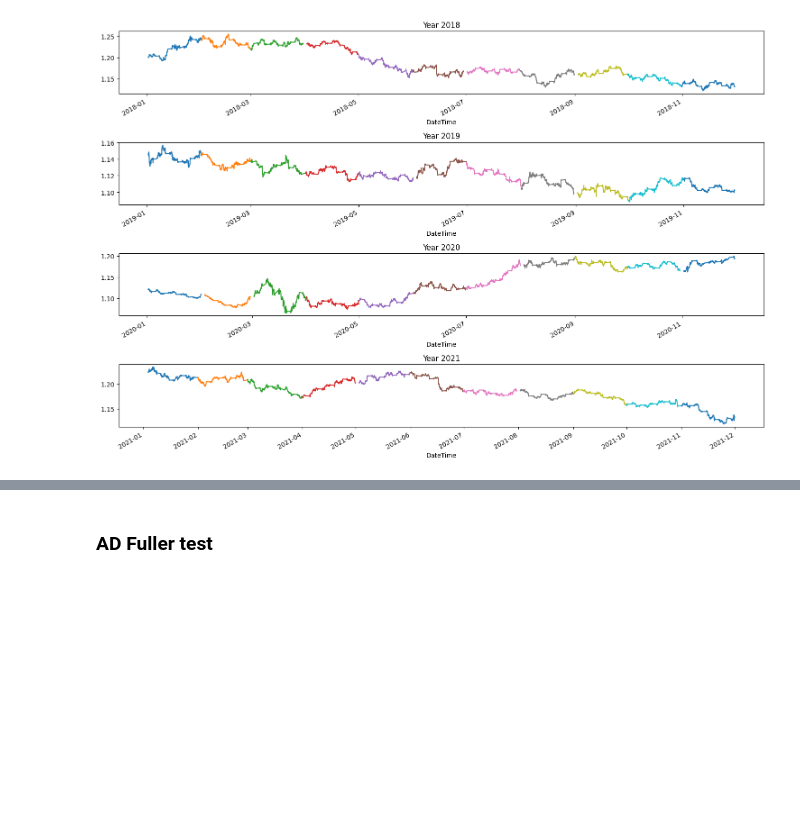
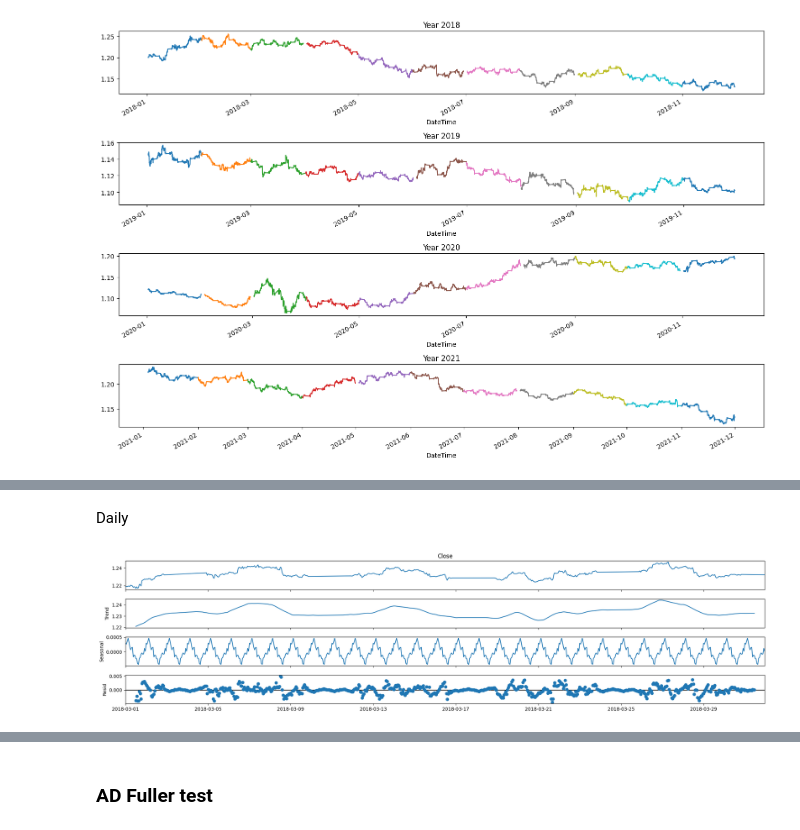
Before and after one commit to JBC2024/ML_EURUSD-PRICE-ESTIMATOR, a Jupyter notebook: src/notebooks/1 - EDA.ipynb, the cells around one changed output, grey strips where cells are left out. Drawn from its saved outputs; the diff is of its cells as text; code cells hidden in the pictures; blank space fills up the shorter version.

```diff
--- a/src/notebooks/1 - EDA.ipynb
+++ b/src/notebooks/1 - EDA.ipynb
@@ -179,0 +182,5 @@ plt.tight_layout();
+# %%
+df_train_resampled = df_train.asfreq("h") # Resampling data to detect missing values
+df_train_resampled['is_fill'] = df_train_resampled.isnull().any(axis=1)
+df_train_resampled.Date = df_train_resampled.index
+df_train_resampled.info()
@@ -179,0 +207,3 @@ plt.tight_layout();
+# %%
+df_train_resampled[target] = df_train_resampled[target].interpolate(method='time') # Interpolamos para rellenar faltantes, en lugar de usar ffill o bfill
+df_train_resampled.info()
@@ -179,0 +230,9 @@ plt.tight_layout();
+# %% [markdown]
+Daily
+# %%
+decomposition_daily = seasonal_decompose(df_train_resampled.loc["2018-03":"2018-03",target], period=24, model='additive')
+# Plot
+plt.rcParams.update({'figure.figsize': (20,5)})
+decomposition_daily.plot();
+# %% [output]
+[figure, added]
```
Also changed, not shown: parts of 8 cells of this notebook, 3 other files.
